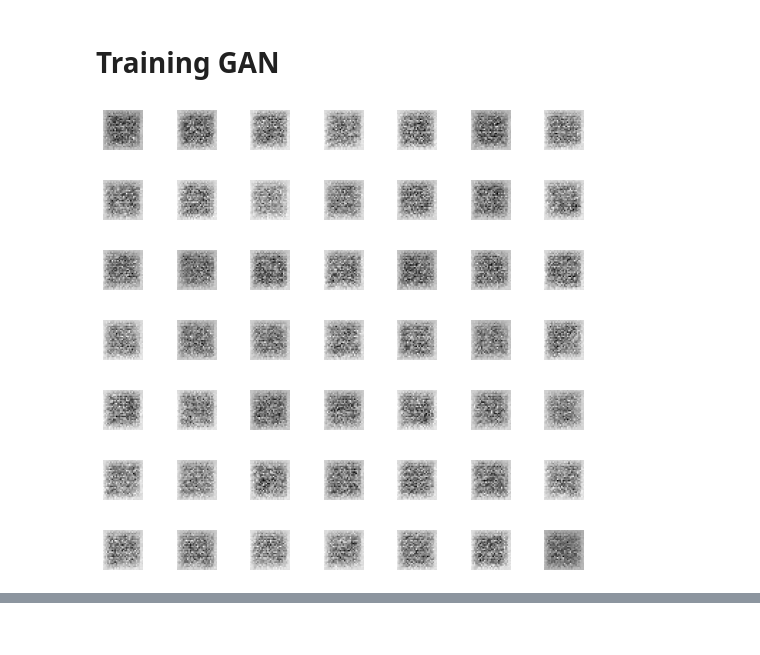
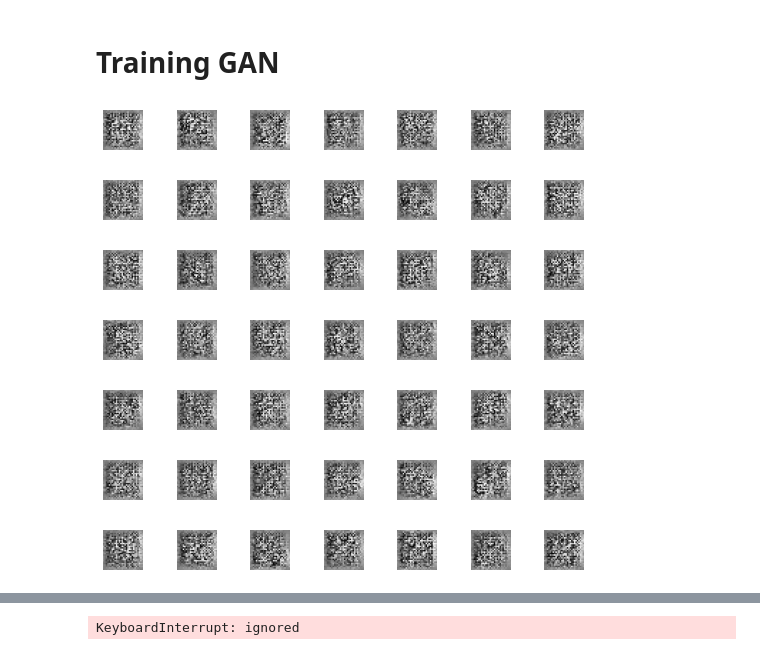
Before and after one commit to kartikgill/The-GAN-Book, a Jupyter notebook: Skill-07/W-GAN.ipynb, the cells around one changed output, grey strips where cells are left out. Drawn from its saved outputs; the diff is of its cells as text; code cells hidden in the pictures.

```diff
--- a/Skill-07/W-GAN.ipynb
+++ b/Skill-07/W-GAN.ipynb
@@ -59,20 +59,18 @@ print (trainX.shape, testX.shape, trainY.shape, testY.shape)
 # %%
 random_input = tensorflow.keras.layers.Input(shape = 100)
 
-x = tensorflow.keras.layers.Dense(5*5*64)(random_input)
+x = tensorflow.keras.layers.Dense(5*5*4)(random_input)
+x = tensorflow.keras.layers.Reshape((5, 5, 4))(x)
+
+x = tensorflow.keras.layers.Conv2DTranspose(filters=128, kernel_size=(3,3), strides=2)(x)
+x = tensorflow.keras.layers.BatchNormalization(momentum=0.8)(x)
 x = tensorflow.keras.layers.Activation('relu')(x)
 
-x = tensorflow.keras.layers.Reshape((5, 5, 64))(x)
+x = tensorflow.keras.layers.Conv2DTranspose(filters=128, kernel_size=(3,3), strides=2)(x)
+x = tensorflow.keras.layers.BatchNormalization(momentum=0.8)(x)
+x = tensorflow.keras.layers.Activation('relu')(x)
 
-x = tensorflow.keras.layers.Conv2DTranspose(filters=128, kernel_size=(3,3), strides=2)(x)
-x = tensorflow.keras.layers.Activation('relu')(x)
-x = tensorflow.keras.layers.BatchNormalization(momentum=0.8)(x)
-
-x = tensorflow.keras.layers.Conv2DTranspose(filters=128, kernel_size=(3,3), strides=2)(x)
-x = tensorflow.keras.layers.Activation('relu')(x)
-x = tensorflow.keras.layers.BatchNormalization(momentum=0.8)(x)
-
-x = tensorflow.keras.layers.Conv2DTranspose(filters=128, kernel_size=(3,3))(x)
+x = tensorflow.keras.layers.Conv2DTranspose(filters=64, kernel_size=(3,3))(x)
 x = tensorflow.keras.layers.Activation('relu')(x)
 
 x = tensorflow.keras.layers.Conv2DTranspose(filters=1, kernel_size=(4,4))(x)
@@ -107,20 +105,24 @@ def wasserstein_loss(y_true, y_pred):
 # %%
 image_input = tensorflow.keras.layers.Input(shape=(28, 28, 1))
 
-x = tensorflow.keras.layers.Conv2D(filters=128, kernel_size=(3,3), strides=2)(image_input)
+x = tensorflow.keras.layers.Conv2D(filters=16, kernel_size=(3,3), strides=2)(image_input)
 x = tensorflow.keras.layers.LeakyReLU(alpha=0.2)(x)
+x = tensorflow.keras.layers.Dropout(0.25)(x)
 
-x = tensorflow.keras.layers.Conv2D(filters=128, kernel_size=(3,3), strides=2)(x)
+x = tensorflow.keras.layers.Conv2D(filters=32, kernel_size=(3,3), strides=2)(x)
+x = tensorflow.keras.layers.BatchNormalization(momentum=0.8)(x)
 x = tensorflow.keras.layers.LeakyReLU(alpha=0.2)(x)
+x = tensorflow.keras.layers.Dropout(0.25)(x)
+
+x = tensorflow.keras.layers.Conv2D(filters=64, kernel_size=(3,3))(x)
 x = tensorflow.keras.layers.BatchNormalization(momentum=0.8)(x)
-
-x = tensorflow.keras.layers.Conv2D(filters=128, kernel_size=(3,3))(x)
 x = tensorflow.keras.layers.LeakyReLU(alpha=0.2)(x)
-x = tensorflow.keras.layers.BatchNormalization(momentum=0.8)(x)
+x = tensorflow.keras.layers.Dropout(0.25)(x)
 
 x = tensorflow.keras.layers.Conv2D(filters=128, kernel_size=(4,4))(x)
+x = tensorflow.keras.layers.BatchNormalization(momentum=0.8)(x)
 x = tensorflow.keras.layers.LeakyReLU(alpha=0.2)(x)
-x = tensorflow.keras.layers.BatchNormalization(momentum=0.8)(x)
+x = tensorflow.keras.layers.Dropout(0.25)(x)
 
 x = tensorflow.keras.layers.Flatten()(x)
 
@@ -217,7 +219,7 @@ def show_generator_results(generator_network):
 # Training GAN
 # %%
 epochs = 500
-batch_size = 100
+batch_size = 64
 steps = 500
 noise_size = 100
 
@@ -237,40 +239,39 @@ for i in range(0, epochs):
             # Updating Critic weights
 
             critic_network.trainable=True
             loss_c_real = critic_network.train_on_batch(real_samples, real_y)
             loss_c_fake = critic_network.train_on_batch(fake_samples, fake_y)
 
             loss_c = np.add(loss_c_real, loss_c_fake)/2.0
 
             # Clip critic weights
             for l in critic_network.layers:
                 weights = l.get_weights()
                 weights = [np.clip(w, -0.01, 0.01) for w in weights]
                 l.set_weights(weights)
 
             if False:
                 print ("C_real_loss: %.3f, C_fake_loss: %.3f, C_loss: %.3f"%(loss_c_real[0], loss_c_fake[0], loss_c[0]))
 
         noise_batches = get_random_noise(batch_size, noise_size)
 
         wgan_input = noise_batches
 
         # Make the Discriminator belive that these are real samples and calculate loss to train the generator
         wgan_output = -1 * np.ones((batch_size, 1))
 
         # Updating Generator weights
         critic_network.trainable=False
         loss_g = wgan_model.train_on_batch(wgan_input, wgan_output)
 
         if j%50 == 0:
-            print ("Epoch:%.0f, Step:%.0f, C-Loss:%.3f, G-Loss:%.3f"%\
-                   (i,j,loss_c[0] ,loss_g))
+            print ("Epoch:%.0f, Step:%.0f, C-Loss:%.3f, G-Loss:%.3f"%(i,j,loss_c[0] ,loss_g))
 # %% [output]
-[figure, old version]
+[figure, new version]
-[figure, old version]
+[figure, new version]
-[figure, old version]
+[figure, new version]
-[figure, old version]
+[figure, new version]
-[figure, old version]
+[figure, new version]
-[figure, old version]
+[figure, new version]
-[figure, old version]
+[figure, new version]
 Epoch:0, Step:0, C-Loss:0.000, G-Loss:-0.000
@@ -276,0 +282 @@ Epoch:0, Step:0, C-Loss:0.000, G-Loss:-0.000
+KeyboardInterrupt: ignored
```
Also changed, not shown: parts of 5 cells of this notebook.
